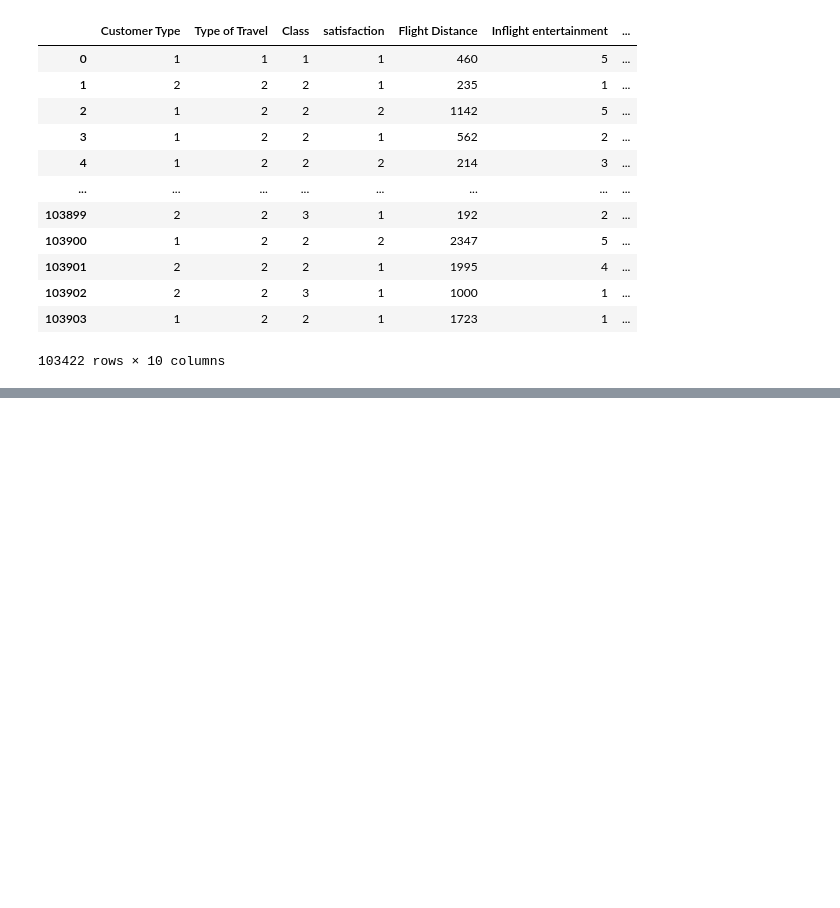
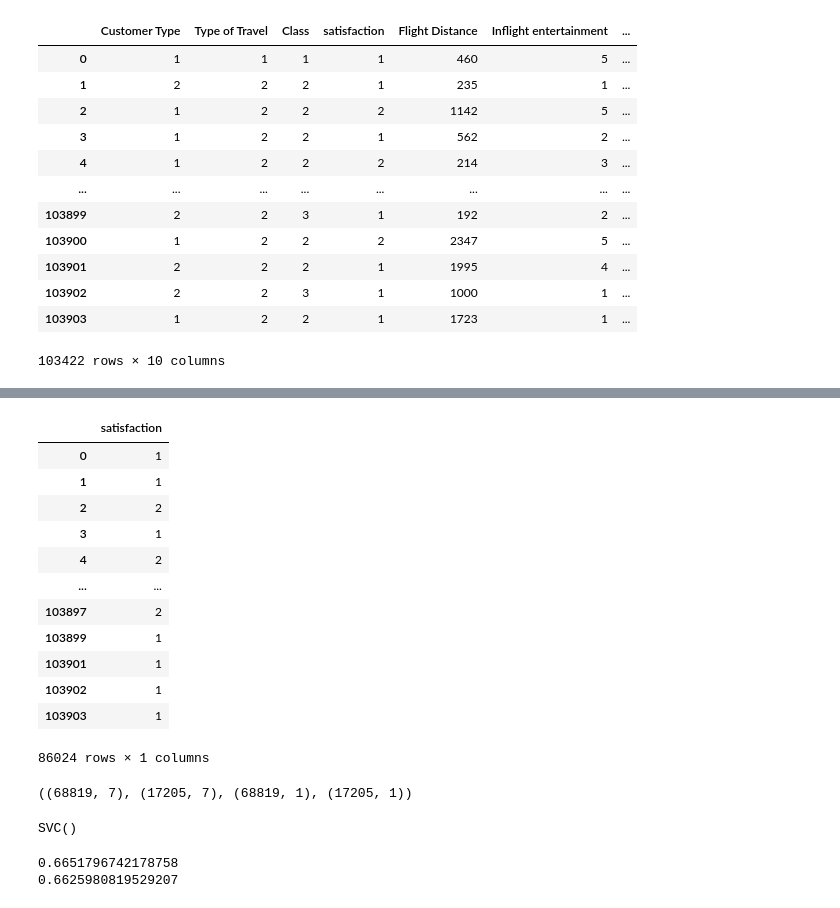
Before and after one commit to Ritika-Gauttam/Customer_Satisfaction_Prediction_Project, a Jupyter notebook: cust_satisfaction_prediction.ipynb, the cells around one changed output, grey strips where cells are left out. Drawn from its saved outputs; the diff is of its cells as text; code cells hidden in the pictures; blank space fills up the shorter version.

```diff
--- a/cust_satisfaction_prediction.ipynb
+++ b/cust_satisfaction_prediction.ipynb
@@ -409,0 +477,2 @@ df
+# %%
+y = df[["satisfaction"]]
@@ -409,0 +495,16 @@ df
+# %%
+y
+# %% [output]
+|  | satisfaction |
+| 0 | 1 |
+| 1 | 1 |
+| 2 | 2 |
+| 3 | 1 |
+| 4 | 2 |
+| ... | ... |
+| 103897 | 2 |
+| 103899 | 1 |
+| 103901 | 1 |
+| 103902 | 1 |
+| 103903 | 1 |
+86024 rows × 1 columns
@@ -409,0 +513,15 @@ df
+# %%
+x_train.shape , x_test.shape , y_train.shape , y_test.shape
+# %% [output]
+((68819, 7), (17205, 7), (68819, 1), (17205, 1))
+# %%
+sv = SVC()
+sv.fit(x_train , y_train)
+# %% [output]
+SVC()
+# %%
+print(sv.score(x_train , y_train))
+print(sv.score(x_test , y_test))
+# %% [output]
+0.6651796742178758
+0.6625980819529207
```
Also changed, not shown: parts of 12 cells of this notebook, 1 other file.
